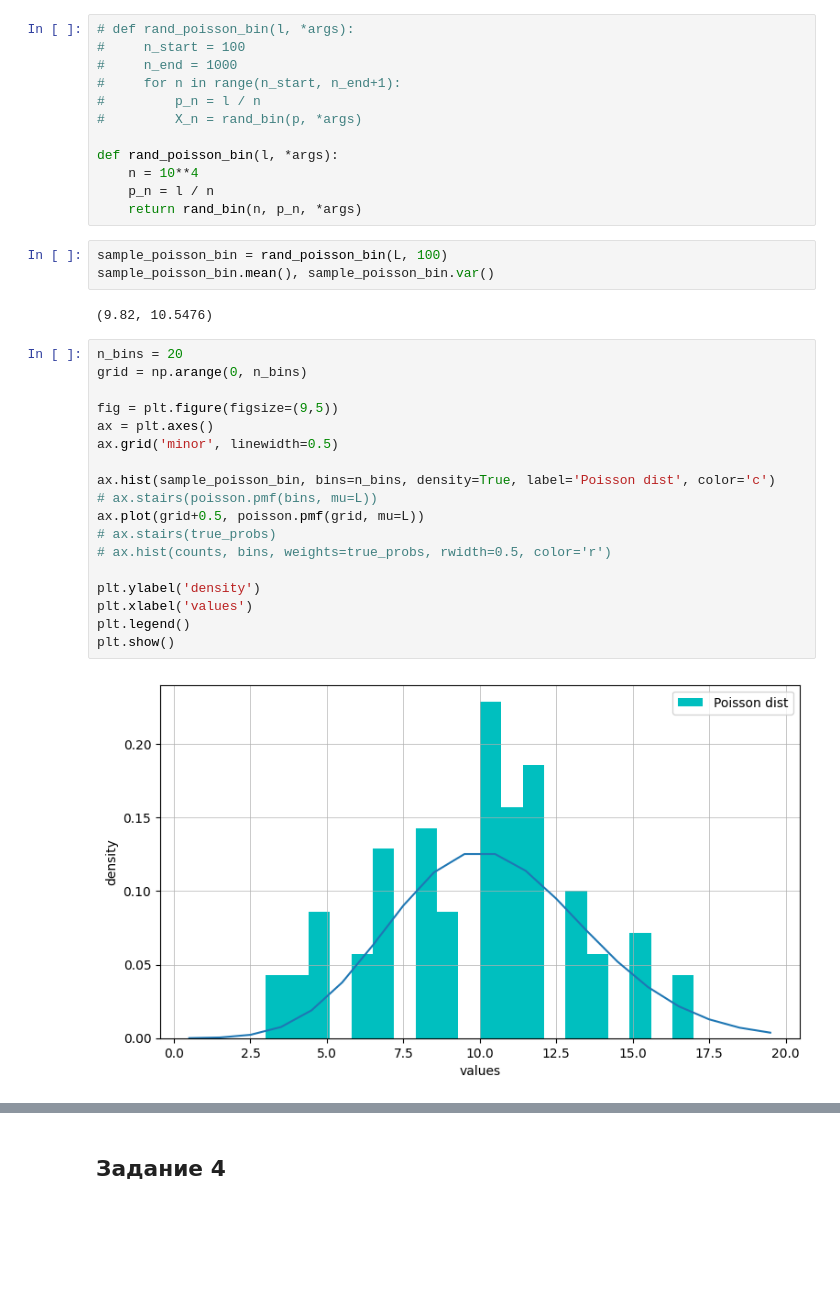
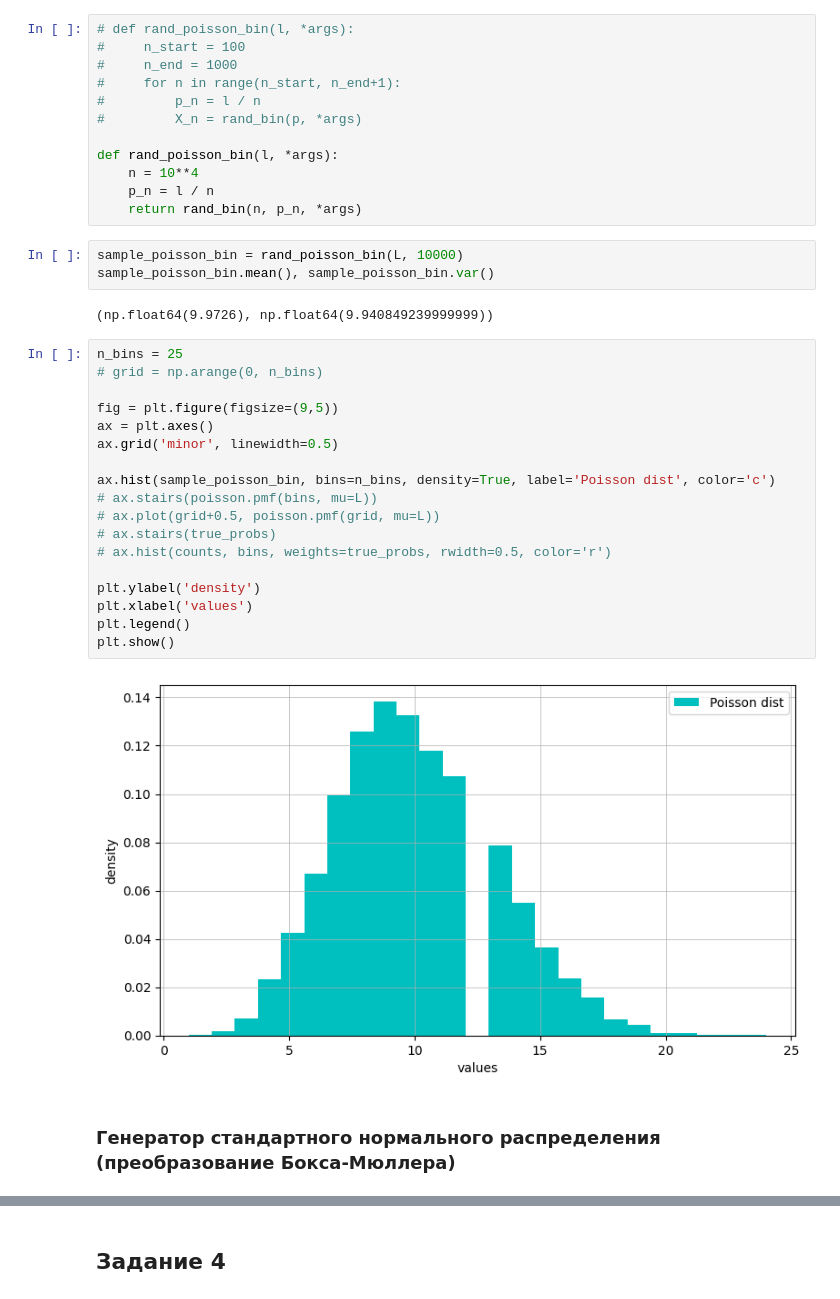
Before and after one commit to arinenn/stochastic_practicum, a Jupyter notebook: stochastic_practicum_first.ipynb, the cells around one changed output, grey strips where cells are left out. Saved outputs shown, nothing was run; the diff lists cells and outputs as text; blank space fills up the shorter version.

```diff
--- a/stochastic_practicum_first.ipynb
+++ b/stochastic_practicum_first.ipynb
@@ -941,27 +940,29 @@ def rand_poisson_bin(l, *args):
     p_n = l / n
     return rand_bin(n, p_n, *args)
 # %%
-sample_poisson_bin = rand_poisson_bin(L, 100)
+sample_poisson_bin = rand_poisson_bin(L, 10000)
 sample_poisson_bin.mean(), sample_poisson_bin.var()
 # %% [output]
-(9.82, 10.5476)
+(np.float64(9.9726), np.float64(9.940849239999999))
 # %%
-n_bins = 20
-grid = np.arange(0, n_bins)
+n_bins = 25
+# grid = np.arange(0, n_bins)
 
 fig = plt.figure(figsize=(9,5))
 ax = plt.axes()
 ax.grid('minor', linewidth=0.5)
 
 ax.hist(sample_poisson_bin, bins=n_bins, density=True, label='Poisson dist', color='c')
 # ax.stairs(poisson.pmf(bins, mu=L))
-ax.plot(grid+0.5, poisson.pmf(grid, mu=L))
+# ax.plot(grid+0.5, poisson.pmf(grid, mu=L))
 # ax.stairs(true_probs)
 # ax.hist(counts, bins, weights=true_probs, rwidth=0.5, color='r')
 
 plt.ylabel('density')
 plt.xlabel('values')
 plt.legend()
 plt.show()
 # %% [output]
-[figure, old version]
+[figure, new version]
+# %% [markdown]
+### Генератор стандартного нормального распределения (преобразование Бокса-Мюллера)
```
Also changed, not shown: parts of 25 cells of this notebook.
